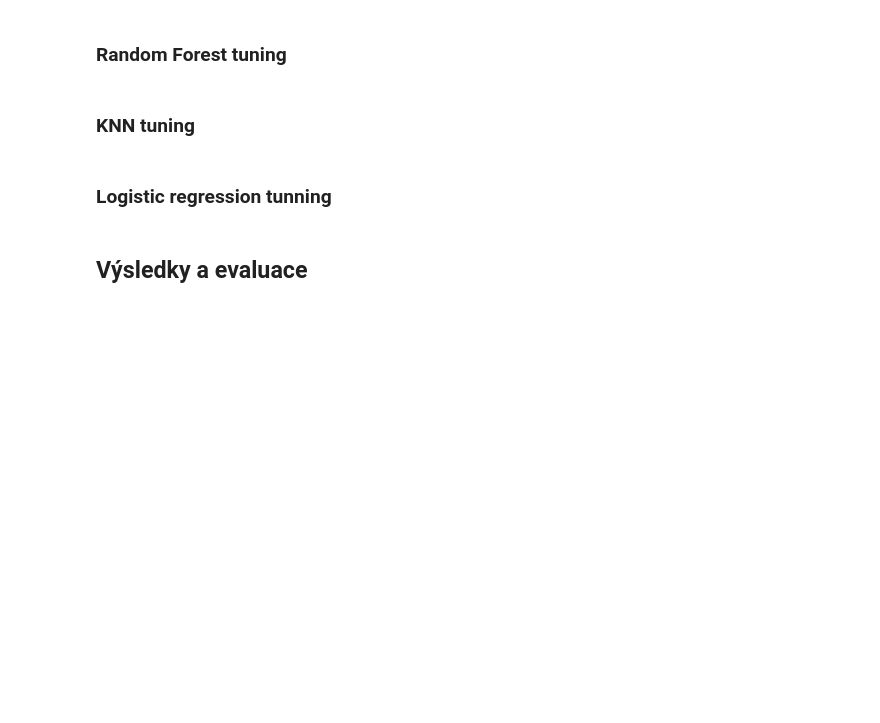
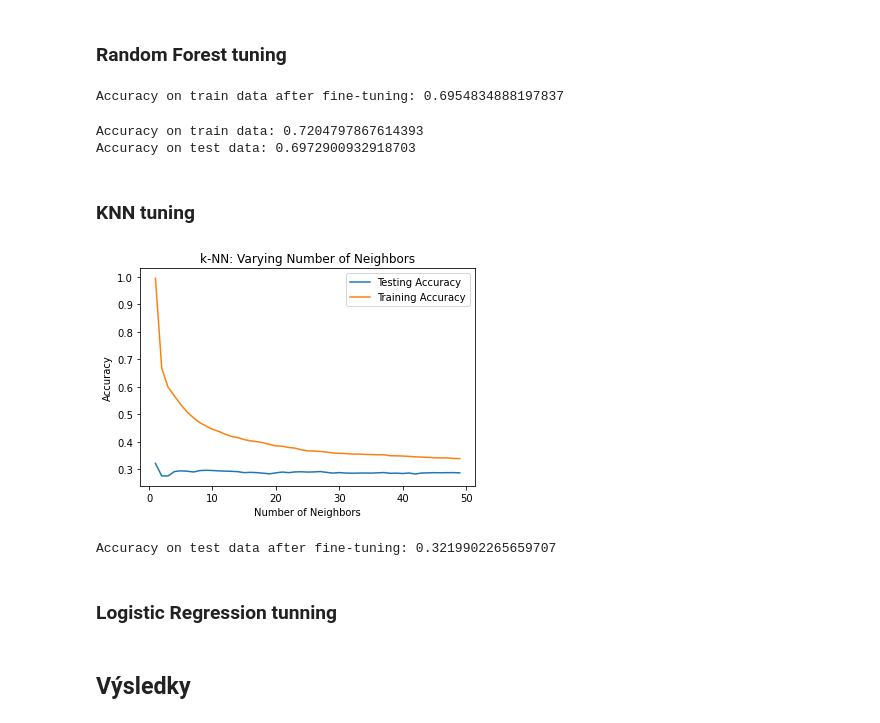
Before and after one commit to albertmirek/4iz566-py-music, a Jupyter notebook: main.ipynb, the cells around one changed output. Drawn from its saved outputs; the diff is of its cells as text; code cells hidden in the pictures; blank space fills up the shorter version.

```diff
--- a/main.ipynb
+++ b/main.ipynb
@@ -371,2 +329,28 @@ Merge of musical genres to create [Rap&HipHop, Classical, Anime, Rock Alternativ
 # %% [markdown]
 ### Random Forest tuning
+# %%
+#define param grid for GridSearch
+param_grid = {
+    "n_estimators": [50, 100, 200, 500],
+    "max_depth": [5, 10, 15, 20, 25],
+    "min_samples_leaf": [1, 2, 4, 6],
+    "max_features": ['auto', 'sqrt', 'log2'],
+    "criterion": ['gini', 'entropy']
+}
+#performing GridSearch
+clf = RandomForestClassifier(random_state=25)
+clf_cv = GridSearchCV(clf, param_grid, cv=5)
+clf_cv.fit(X_train, y_train)
+clf_cv.best_params_
+# %%
+#printing best score with applied parameters
+print("Accuracy on train data after fine-tuning:", clf_cv.best_score_)
+# %% [output]
+Accuracy on train data after fine-tuning: 0.6954834888197837
+# %%
+#NECHÁPU TEN ROZDÍL MEZI clf_cv.best_score_ A clf_cv.score NA TRÉNOVACÍCH DATECH
+print("Accuracy on train data:", clf_cv.score(X_train, y_train))
+print("Accuracy on test data:", clf_cv.score(X_test, y_test))
+# %% [output]
+Accuracy on train data: 0.7204797867614393
+Accuracy on test data: 0.6972900932918703
@@ -373,4 +360,46 @@ Merge of musical genres to create [Rap&HipHop, Classical, Anime, Rock Alternativ
 # %% [markdown]
 ### KNN tuning
+# %%
+#tuning KNN
+#setup arrays to store train and test accuracies
+neighbors = np.arange(1, 50)
+train_accuracy = np.empty(len(neighbors))
+test_accuracy = np.empty(len(neighbors))
+
+#loop over different values of k
+for i, k in enumerate(neighbors):
+    #setup a k-NN Classifier with k neighbors: knn
+    knn = KNeighborsClassifier(n_neighbors = k)
+
+    #fit the classifier to the training data
+    knn.fit(X_train, y_train)
+
+    #compute accuracy on the training set
+    train_accuracy[i] = knn.score(X_train, y_train)
+
+    #compute accuracy on the testing set
+    test_accuracy[i] = knn.score(X_test, y_test)
+
+#generate plot
+plt.title('k-NN: Varying Number of Neighbors')
+plt.plot(neighbors, test_accuracy, label = 'Testing Accuracy')
+plt.plot(neighbors, train_accuracy, label = 'Training Accuracy')
+plt.legend()
+plt.xlabel('Number of Neighbors')
+plt.ylabel('Accuracy')
+plt.show()
+# %% [output]
+[figure, added]
+# %%
+#create a k-NN classifier with tuned parameters; k = 1
+knn = KNeighborsClassifier(n_neighbors = 1)
+
+#fit the classifier to the training data
+knn.fit(X_train,y_train)
+
+#printing score
+print("Accuracy on test data after fine-tuning:", knn.score(X_test, y_test))
+# %% [output]
+Accuracy on test data after fine-tuning: 0.3219902265659707
 # %% [markdown]
-### Logistic regression tunning
+### Logistic Regression tunning
@@ -377,2 +423,2 @@ Merge of musical genres to create [Rap&HipHop, Classical, Anime, Rock Alternativ
 # %% [markdown]
-## Výsledky a evaluace
+## Výsledky
```
Also changed, not shown: parts of 29 cells of this notebook.
